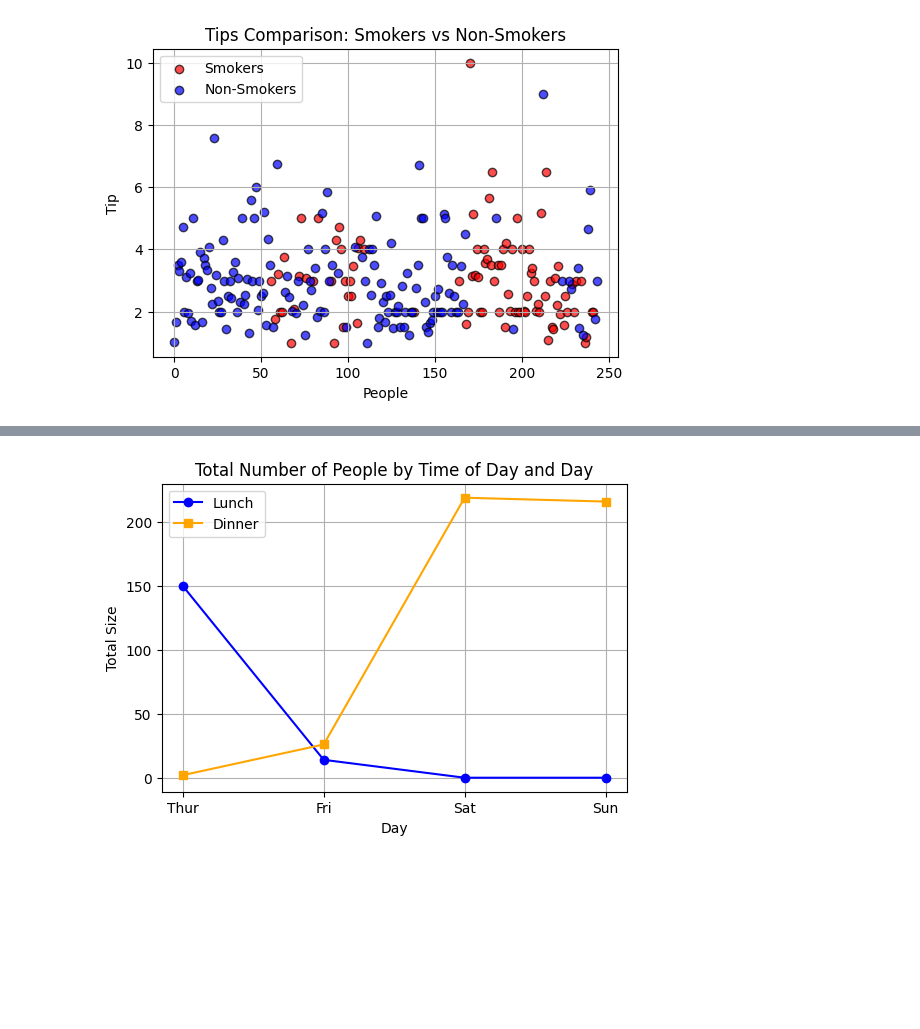
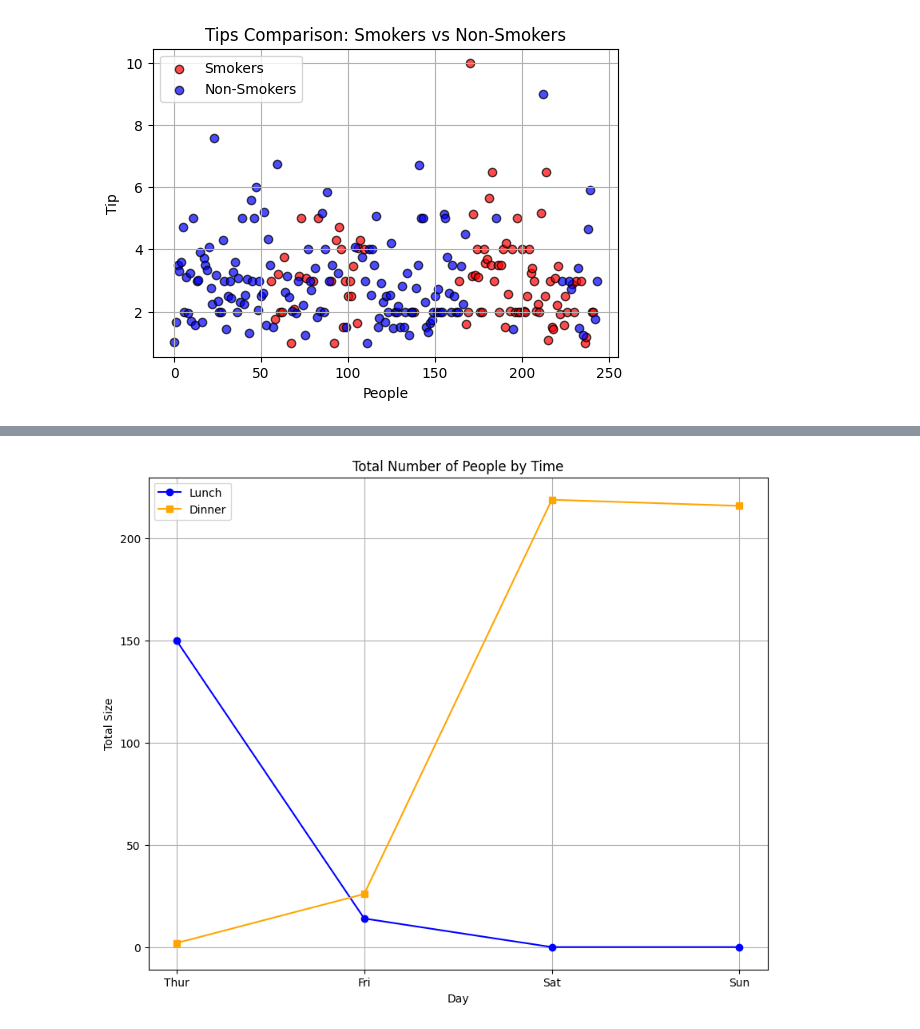
Before and after one commit to thanapat2304/Work, a Jupyter notebook: tips.ipynb, the cells around one changed output, grey strips where cells are left out. Drawn from its saved outputs; the diff is of its cells as text; code cells hidden in the pictures; blank space fills up the shorter version.

```diff
--- a/tips.ipynb
+++ b/tips.ipynb
@@ -355,23 +552,23 @@ plt.title('Tips Comparison: Smokers vs Non-Smokers 3D');
 # %%
 size_by_day_time = tips_project.groupby(['day', 'time'], observed=False)['size'].sum().unstack()
 
 # สร้างกราฟเส้น
-plt.figure(figsize=(6, 4))
+plt.figure(figsize=(10, 8))
 
 # วาดกราฟเส้นสำหรับช่วงกลางวัน
 plt.plot(size_by_day_time.index, size_by_day_time.get('Lunch', []), marker='o', label='Lunch', color='blue')
 
 # วาดกราฟเส้นสำหรับช่วงเย็น
 plt.plot(size_by_day_time.index, size_by_day_time.get('Dinner', []), marker='s', label='Dinner', color='orange')
 
 # เพิ่มรายละเอียดในกราฟ
-plt.title('Total Number of People by Time of Day and Day')
+plt.title('Total Number of People by Time')
 plt.xlabel('Day')
 plt.ylabel('Total Size')
 plt.legend()
 plt.grid(True)
 
 # แสดงกราฟ
 plt.show()
 # %% [output]
-[figure, old version]
+[figure, new version]
```
Also changed, not shown: parts of 17 cells of this notebook.
